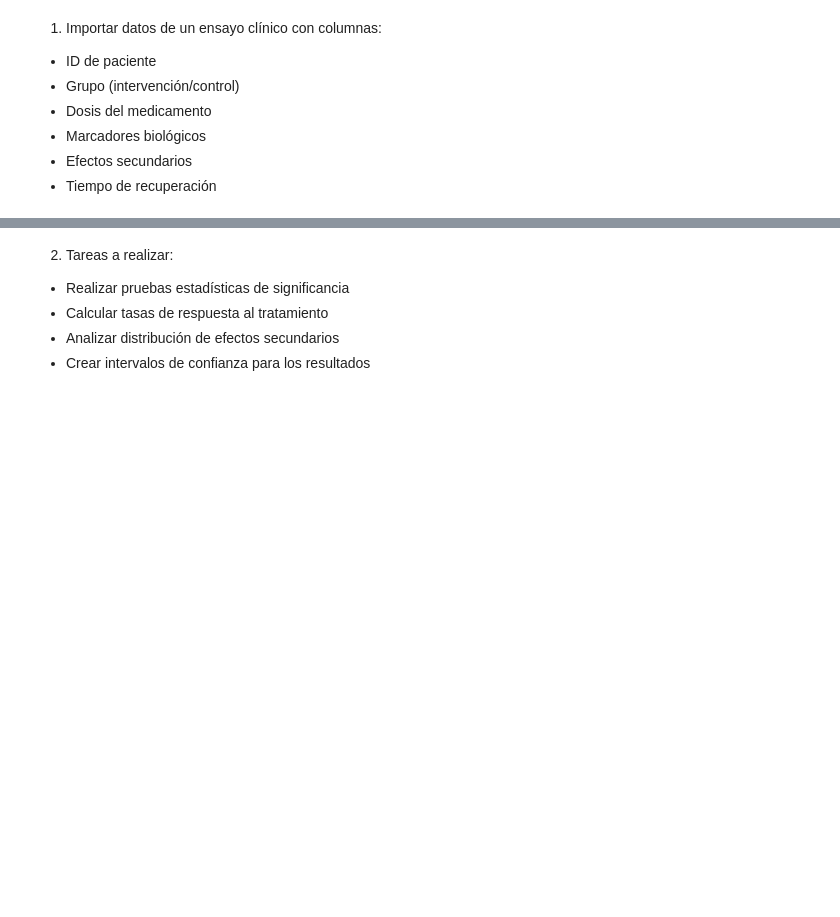
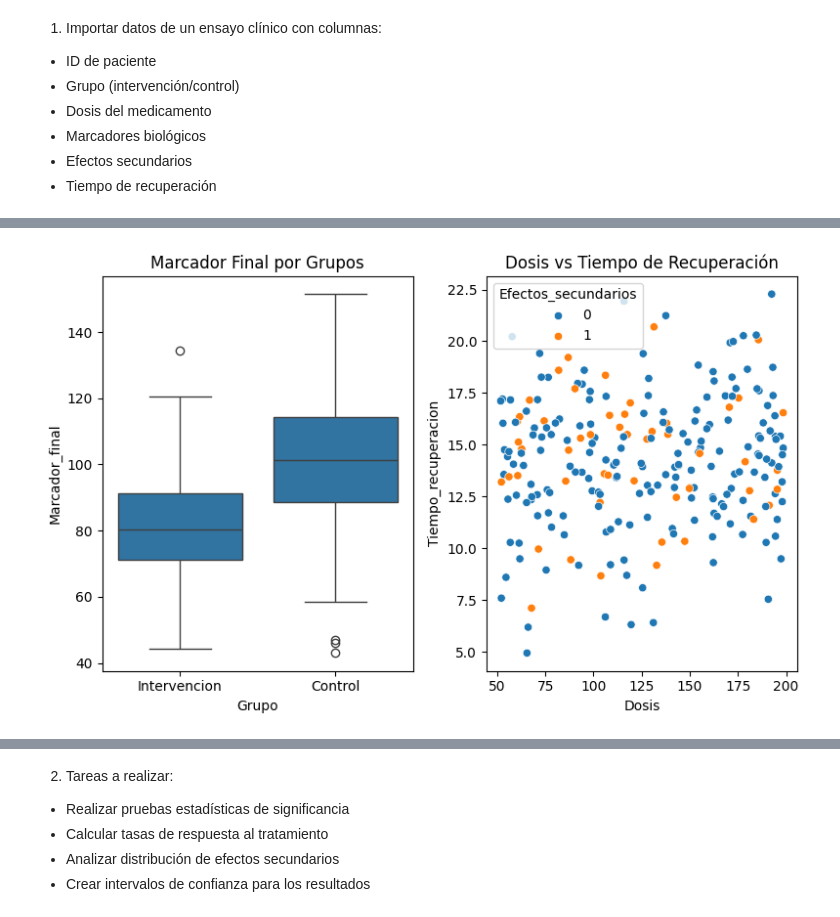
Before and after one commit to tucubanit0/Big-Data, a Jupyter notebook: 05_03_tipos_de_datos/05_03/Ejercicios de Análisis de Datos Biosanitarios.ipynb, the cells around one changed output, grey strips where cells are left out. Drawn from its saved outputs; the diff is of its cells as text; code cells hidden in the pictures; blank space fills up the shorter version.

```diff
--- a/05_03_tipos_de_datos/05_03/Ejercicios de Análisis de Datos Biosanitarios.ipynb
+++ b/05_03_tipos_de_datos/05_03/Ejercicios de Análisis de Datos Biosanitarios.ipynb
@@ -256,0 +141,89 @@ Intervencion            14.203042
+# %%
+'''# Generación de datos sintéticos
+def generar_datos_ensayo_clinico(n_muestras=500):
+    np.random.seed(42)
+    # Variables
+    grupo = np.random.choice(['Intervencion', 'Control'], n_muestras)
+    dosis = np.where(grupo == 'Intervencion',
+                     np.random.uniform(50, 200, n_muestras),
+                     np.zeros(n_muestras))
+    # Marcadores biológicos simulados
+    marcador_base = np.random.normal(100, 20, n_muestras)
+    marcador_final = np.where(
+        grupo == 'Intervencion',
+        marcador_base * (1 - np.random.uniform(0.1, 0.3, n_muestras)),
+        marcador_base
+    )
+    # Efectos secundarios
+    efectos_secundarios = np.where(grupo == 'Intervencion', 0.2, 0.05)
+    efectos_secundarios = np.random.binomial(1, efectos_secundarios)
+    tiempo_recuperacion = np.where(
+        grupo == 'Intervencion',
+        np.random.normal(14, 3, n_muestras),
+        np.random.normal(21, 3, n_muestras)
+    )
+
+    df = pd.DataFrame({
+        'ID': range(1, n_muestras + 1),
+        'Grupo': grupo,
+        'Dosis': dosis,
+        'Marcador_inicial': marcador_base,
+        'Marcador_final': marcador_final,
+        'Efectos_secundarios': efectos_secundarios,
+        'Tiempo_recuperacion': tiempo_recuperacion
+    })
+    return df
+# Generar los datos
+datos_ensayo = generar_datos_ensayo_clinico()
+# Análisis ensayo
+def analisis_ensayo_clinico(df):
+    # Análisis comparativo de grupos
+    comparacion_grupos = df.groupby('Grupo').agg({
+        'Marcador_inicial': 'mean',
+        'Marcador_final': 'mean',
+        'Efectos_secundarios': 'mean',
+        'Tiempo_recuperacion': 'mean'
+    })
+    print('Comparación de grupos:\n', comparacion_grupos)
+
+    # Prueba de significancia (t-test) entre los marcadores de ambos grupos
+    grupo_intervencion = df[df['Grupo'] == 'Intervencion']['Marcador_final']
+    grupo_control = df[df['Grupo'] == 'Control']['Marcador_final']
+
+    t_statistic, p_value = stats.ttest_ind(grupo_intervencion, grupo_control, equal_var=False)
+    print(f'\nPrueba t para Marcadores:\nEstadístico t: {t_statistic}\nValor p: {p_value:4f}')
+
+    # Promedio de efetos secundarios por rango de dosis en grupos de intervención
+    efectos_por_dosis = (df[df['Grupo'] == 'Intervencion']
+                         .groupby(pd.cut(df[df['Grupo'] == 'Intervencion']['Dosis'], bins=4))
+                         ['Efectos_secundarios'].mean())
+    print('\nEfectos secundarios por dosis en grupo de intervención:\n', efectos_por_dosis)
+
+
+    # Visualización de resultados
+    plt.figure(figsize=(8, 5))
+
+    plt.subplot(1, 2, 1)
+    sns.boxplot(x='Grupo', y='Marcador_final', data=df)
+    plt.title('Marcador Final por Grupos')
+
+    # Scatterplot de dosis vs tiempo de recuperación en el grupo de intervención
+    plt.subplot(1, 2, 2)
+    sns.scatterplot(x='Dosis', y='Tiempo_recuperacion', hue= 'Efectos_secundarios', data=df[df['Grupo'] == 'Intervencion'])
+    plt.title('Dosis vs Tiempo de Recuperación')
+
+    plt.tight_layout()
+    plt.show()
+
+    # Analisis de regresión Lineal: Relación entre dosis y marcador final
+    x = df[df['Grupo'] == 'Intervencion'] [['Dosis']]
+    y_marcador = df[df['Grupo'] == 'Intervencion']['Marcador_final']
+
+    modelo = LinearRegression().fit(x, y_marcador)
+    print(f'\nModelo de Regresión - Dosis vs Marcador:\nPendiente: {modelo.coef_[0]:4f}\nIntercepto: {modelo.intercept_:4f}')
+
+
+
+# Ejecutar análisis
+analisis_ensayo_clinico(datos_ensayo)'''
+# %% [output]
@@ -256,0 +247 @@ Intervencion            14.203042
+[figure, added]
```
Also changed, not shown: parts of 5 cells of this notebook, 3 other files.
